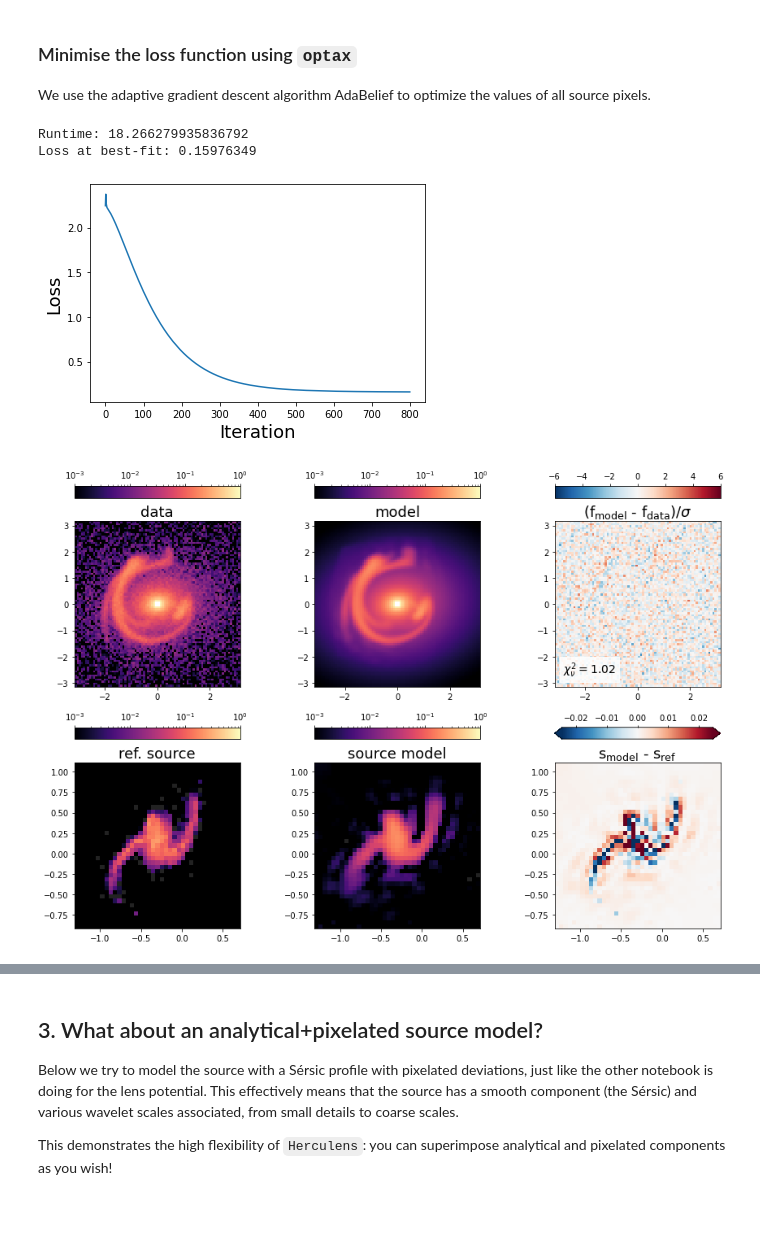
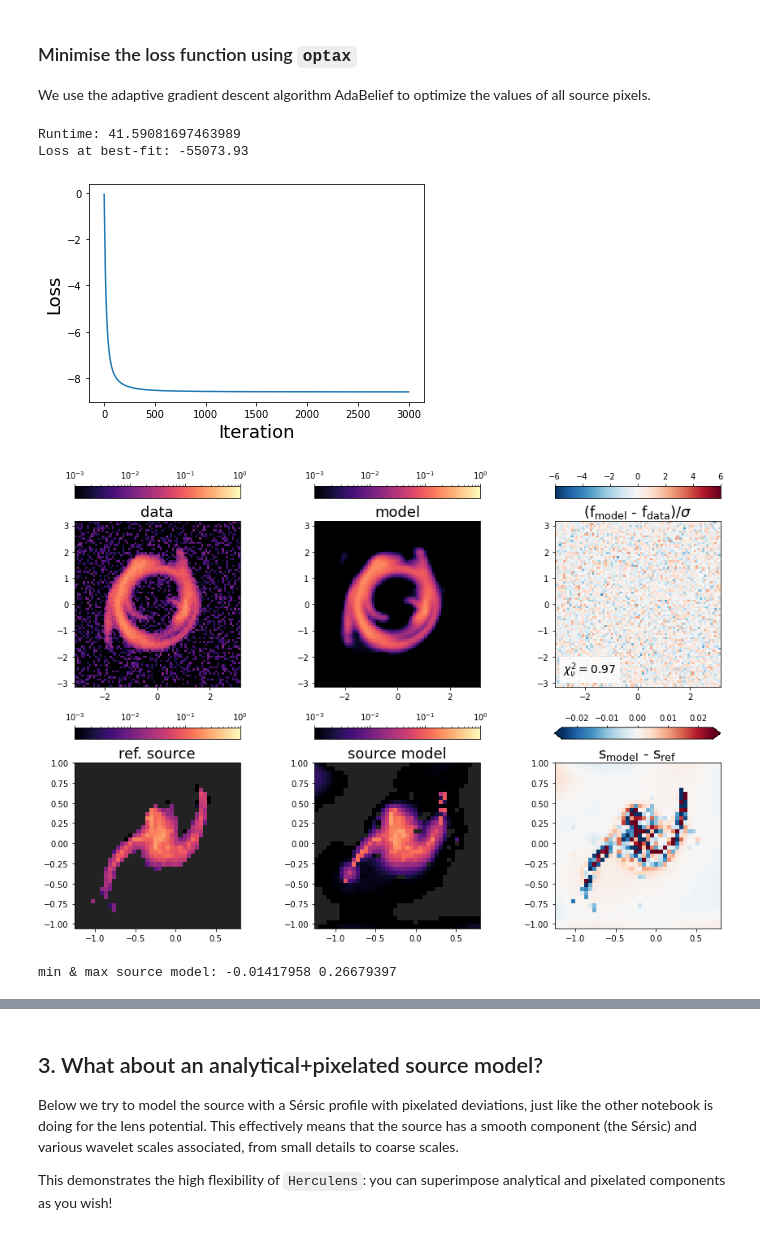
Before and after one commit to Herculens/herculens_workspace, a Jupyter notebook: notebooks/herculens__Complex_source_with_wavelets.ipynb, the cells around one changed output, grey strips where cells are left out. Saved outputs shown, nothing was run; the diff lists cells and outputs as text; code cells hidden in the pictures.

```diff
--- a/notebooks/herculens__Complex_source_with_wavelets.ipynb
+++ b/notebooks/herculens__Complex_source_with_wavelets.ipynb
@@ -159,8 +166,9 @@ plt.show()
 # %%
 merger_witdh = 2.
 merger_pix_scl = merger_witdh / len(merger)
+merger_position = (-0.2, 0)
 kwargs_merger = {
-    'grid_center': (-0.2, 0.), # in arcsec
+    'grid_center': merger_position, # in arcsec
     'grid_shape': (merger_witdh, merger_witdh),  # in arcsec
     'pixel_scale_factor': merger_pix_scl / pix_scl,  # in arcsec
 }
@@ -260,0 +269,3 @@ For now, `Herculens` supports only a simple euclidean distance as the likelihood
+# %%
+SPARSITY_VIA_PRIOR = True
+REGUL_STRENGHTS = (5, 5)
@@ -260,0 +403,29 @@ For now, `Herculens` supports only a simple euclidean distance as the likelihood
+# %%
+FIX_LENS_MASS = True
+
+prob_model = ProbModel(sparse_prior_source=SPARSITY_VIA_PRIOR, regul_strengths=REGUL_STRENGHTS,
+                       fix_lens_mass=FIX_LENS_MASS)
+
+n_param = prob_model.num_parameters
+print("Number of parameters:", n_param)
+
+# TODO: have a class called RegularizationModel and give it to the Loss
+
+if SPARSITY_VIA_PRIOR is True:
+    loss = Loss(lens_image, prob_model)
+else:
+    loss = Loss(lens_image, prob_model,
+                regularization_terms=[
+                    'l1_starlet_source',
+                    # 'positivity_source',
+                ],
+                regularization_strengths=[
+                    REGUL_STRENGHTS,
+                    # 3.
+                ],
+                regularization_weights=[
+                    regul_weights,
+                    # None
+                ],
+                starlet_second_gen=True,
+           )
@@ -281,34 +470,40 @@ Loss at initial values: 2.2460952
 
 We use the adaptive gradient descent algorithm AdaBelief to optimize the values of all source pixels.
 # %%
-optimizer = Optimizer(loss, parameters)
+optimizer = OptaxOptimizer(loss, loss_norm_optim=data.size)
 
 # optimizer settings
-max_iterations = 800
-init_learning_rate = 1e-4
+max_iterations = 3000
+init_learning_rate = 3e-4
 
 best_fit, logL, extra_fields, runtime \
-    = optimizer.optax(max_iterations=max_iterations,
-                      init_learning_rate=init_learning_rate,
-                      restart_from_init=True)
+    = optimizer.run(init_params, max_iterations=max_iterations,
+                    init_learning_rate=init_learning_rate)
 print(f"Runtime: {runtime}")
 print("Loss at best-fit:", loss(best_fit))
-
-# save results as kwargs
-kwargs_final = parameters.best_fit_values(as_kwargs=True)
 # %% [output]
-Runtime: 18.266279935836792
-Loss at best-fit: 0.15976349
+Runtime: 41.59081697463989
+Loss at best-fit: -55073.93
 # %%
+kwargs_bestfit = prob_model.params2kwargs(best_fit)
+
 fig, ax = plt.subplots(1, 1)
 ax.plot(range(len(extra_fields['loss_history'])), extra_fields['loss_history'])
 ax.set_ylabel("Loss", fontsize=18)
 ax.set_xlabel("Iteration", fontsize=18)
 plt.show()
 # %% [output]
-[figure, old version]
+[figure, new version]
 # %%
-fig = plotter.model_summary(lens_image, kwargs_final)
+fig = plotter.model_summary(lens_image, kwargs_bestfit)
 plt.show()
 # %% [output]
-[figure, old version]
+[figure, new version]
+# %%
+model_pixels = kwargs_bestfit['kwargs_source'][0]['pixels']
+print("min & max source model:", model_pixels.min(), model_pixels.max())
+
+#plt.imshow(model_pixels, norm=Normalize(), cmap=plotter.cmap_flux)
+#plt.colorbar()
+# %% [output]
+min & max source model: -0.01417958 0.26679397
```
Also changed, not shown: parts of 42 cells of this notebook, 1 other file.
